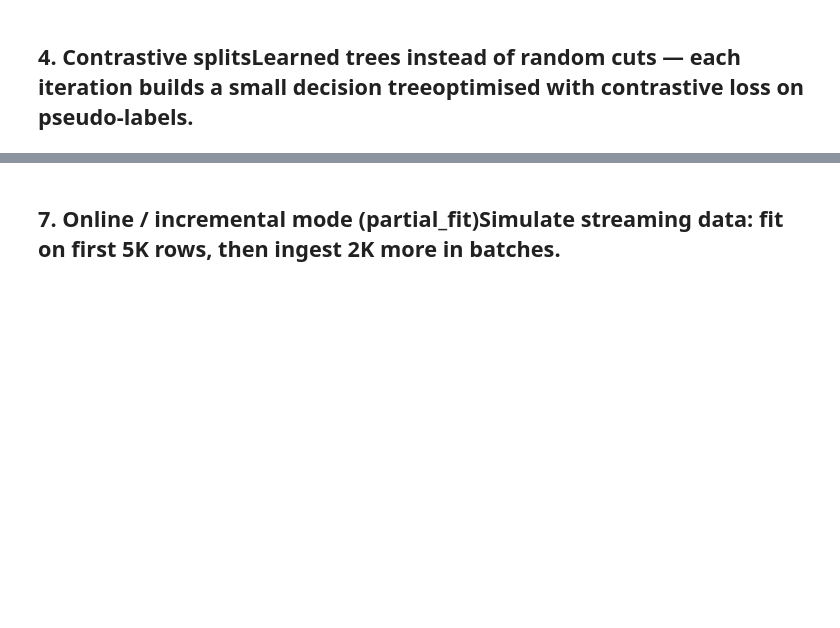
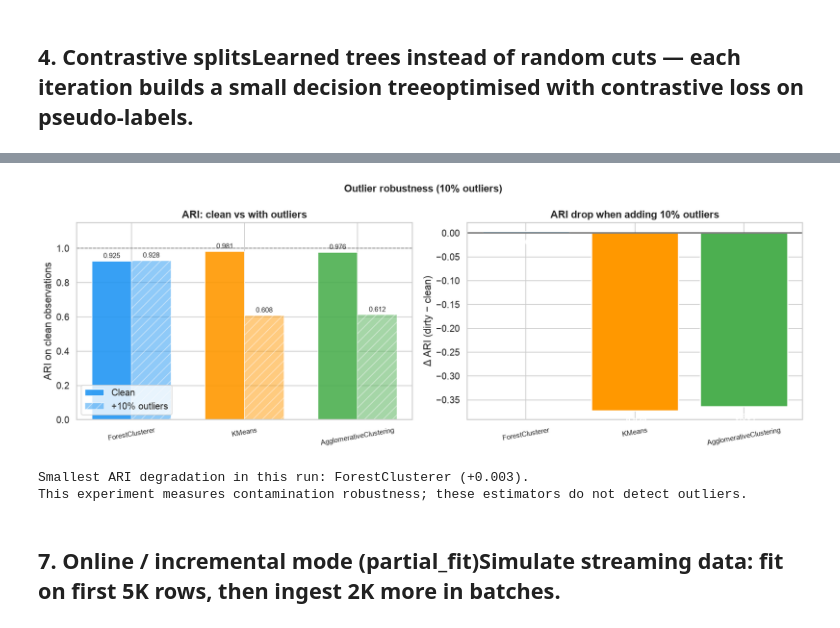
Before and after one commit to 4eshireCat/forest_clustering, a Jupyter notebook: notebooks/02_synthetic_large.ipynb, the cells around one changed output, grey strips where cells are left out. Cells and saved outputs as stored; diff of their text form; code cells hidden in the pictures; blank space fills up the shorter version.

```diff
--- a/notebooks/02_synthetic_large.ipynb
+++ b/notebooks/02_synthetic_large.ipynb
@@ -407,11 +555,13 @@ plt.show()
 # %%
 clean_mask = y_dirty != -1
+assert clean_mask.sum() == len(df_clean)
+assert df_dirty.loc[clean_mask].reset_index(drop=True).equals(df_clean.reset_index(drop=True))
 X_prep_dirty = prep.transform(df_dirty)
-# ForestClusterer + Leiden: automatically labels outliers as -1
+# ForestClusterer + KMeans: use the same configuration as on clean data
 t0 = time.perf_counter()
 fc_d = ForestClusterer(
     n_iterations=250, n_bins=3, quantile_cuts=True,
-    clusterer='leiden:k=20,resolution=1.2',
+    n_clusters=N_CLUSTERS,
     corr_threshold=0.9, corr_sample_size=5_000, random_state=42,
 )
 lbl_fc_d = fc_d.fit_predict(df_dirty)
@@ -424,5 +574,4 @@ t_km_d = time.perf_counter()-t0
 t0 = time.perf_counter()
 lbl_agg_d = AgglomerativeClustering(n_clusters=N_CLUSTERS, linkage='ward').fit_predict(X_prep_dirty)
 t_agg_d = time.perf_counter()-t0
-print(f"FC+Leiden: {(lbl_fc_d==-1).sum()} noise detected (true outliers: {(y_dirty==-1).sum()})")
-print(f"KMeans: 0 noise (all points assigned to {N_CLUSTERS} clusters)")
+print("All compared methods assign every point; robustness is evaluated on known core observations.")
@@ -429,31 +580,19 @@ print(f"KMeans: 0 noise (all points assigned to {N_CLUSTERS} clusters)")
 # %%
 rob_rows = []
-y_true_core = y_dirty[clean_mask]
-# ForestClusterer + Leiden: evaluate only on labeled & clean observations
-fc_labeled = lbl_fc_d >= 0
-eval_m_fc = fc_labeled & clean_mask
-ari_fc_d = adjusted_rand_score(y_dirty[eval_m_fc], lbl_fc_d[eval_m_fc]) if eval_m_fc.sum() > 10 else 0.0
-pct_labeled = fc_labeled.mean()
-rob_rows.append({
-    'Algorithm': 'ForestClusterer+Leiden',
-    'ARI (clean)': round(adjusted_rand_score(y_clean, fc_labels), 3),
-    'ARI (dirty, labeled obs)': round(ari_fc_d, 3),
-    'Labeled fraction': f'{pct_labeled:.1%}',
-    'Noise detected': int((lbl_fc_d == -1).sum()),
-})
-# KMeans and Agglomerative: evaluate on clean_mask
 for name, lbl_d, lbl_c in [
+    ('ForestClusterer', lbl_fc_d, fc_labels),
     ('KMeans', lbl_km_d, results_clean['KMeans']['labels']),
     ('AgglomerativeClustering', lbl_agg_d, results_clean['AgglomerativeClustering']['labels']),
 ]:
+    lbl_d_core = lbl_d[clean_mask]
     ari_c = adjusted_rand_score(y_clean, lbl_c)
-    ari_d = adjusted_rand_score(y_true_core, lbl_d[clean_mask])
+    ari_d = adjusted_rand_score(y_clean, lbl_d_core)
     rob_rows.append({
         'Algorithm': name,
         'ARI (clean)': round(ari_c, 3),
-        'ARI (dirty, labeled obs)': round(ari_d, 3),
-        'Labeled fraction': '100%',
-        'Noise detected': 0,
+        'ARI (dirty, core obs)': round(ari_d, 3),
+        'Partition stability ARI': round(adjusted_rand_score(lbl_c, lbl_d_core), 3),
     })
 rob_df = pd.DataFrame(rob_rows).set_index('Algorithm')
+rob_df['Δ ARI'] = rob_df['ARI (dirty, core obs)'] - rob_df['ARI (clean)']
 rob_df
@@ -460,36 +605,41 @@ rob_df
 # %%
 fig, axes = plt.subplots(1, 2, figsize=(14, 5))
-algos_rob = ['ForestClusterer+Leiden', 'KMeans', 'AgglomerativeClustering']
+algos_rob = ['ForestClusterer', 'KMeans', 'AgglomerativeClustering']
 x = np.arange(len(algos_rob))
 w = 0.35
 aris_c = [rob_df.loc[n, 'ARI (clean)'] for n in algos_rob]
-aris_d = [rob_df.loc[n, 'ARI (dirty, labeled obs)'] for n in algos_rob]
+aris_d = [rob_df.loc[n, 'ARI (dirty, core obs)'] for n in algos_rob]
 colors_bar = ['#2196F3', '#FF9800', '#4CAF50']
 ax = axes[0]
 b1 = ax.bar(x - w/2, aris_c, w, label='Clean', color=colors_bar, edgecolor='white', alpha=0.9)
 b2 = ax.bar(x + w/2, aris_d, w, label='+10% outliers', color=colors_bar, edgecolor='white', alpha=0.5, hatch='//')
 for bar, val in [(b, v) for bars, vals in [(b1, aris_c), (b2, aris_d)] for b, v in zip(bars, vals)]:
     ax.text(bar.get_x()+bar.get_width()/2, bar.get_height()+0.01, f'{val:.3f}',
             ha='center', va='bottom', fontsize=9)
 ax.set_xticks(x); ax.set_xticklabels(algos_rob, fontsize=9, rotation=10)
 ax.set_ylim(0, 1.15); ax.set_ylabel('ARI on clean observations'); ax.set_title('ARI: clean vs with outliers', fontweight='bold')
 ax.legend(); ax.axhline(1.0, color='gray', ls='--', lw=1)
 # Δ ARI
 ax = axes[1]
 deltas = [d - c for c, d in zip(aris_c, aris_d)]
 bars = ax.bar(algos_rob, deltas, color=colors_bar, edgecolor='white', linewidth=1.5)
 for bar, val in zip(bars, deltas):
     ax.text(bar.get_x()+bar.get_width()/2, val - 0.015, f'{val:+.3f}',
             ha='center', va='top', fontsize=11, fontweight='bold', color='white')
 ax.axhline(0, color='black', lw=1)
 ax.set_ylabel('Δ ARI (dirty − clean)')
 ax.set_title('ARI drop when adding 10% outliers', fontweight='bold')
 ax.set_xticklabels(algos_rob, fontsize=9, rotation=10)
 plt.suptitle('Outlier robustness (10% outliers)', fontsize=13, fontweight='bold')
 plt.tight_layout()
 plt.show()
-print("Key finding: ForestClusterer+Leiden isolates outliers and maintains high ARI,")
-print("while KMeans and Agglomerative are forced to absorb outliers into clusters.")
+most_robust = rob_df['Δ ARI'].idxmax()
+print(f"Smallest ARI degradation in this run: {most_robust} ({rob_df.loc[most_robust, 'Δ ARI']:+.3f}).")
+print("This experiment measures contamination robustness; these estimators do not detect outliers.")
+# %% [output]
+[figure, added]
+Smallest ARI degradation in this run: ForestClusterer (+0.003).
+This experiment measures contamination robustness; these estimators do not detect outliers.
 # %% [markdown]
 ## 7. Online / incremental mode (partial_fit)Simulate streaming data: fit on first 5K rows, then ingest 2K more in batches.
 # %%
```
Also changed, not shown: parts of 28 cells of this notebook, 20 other files.
